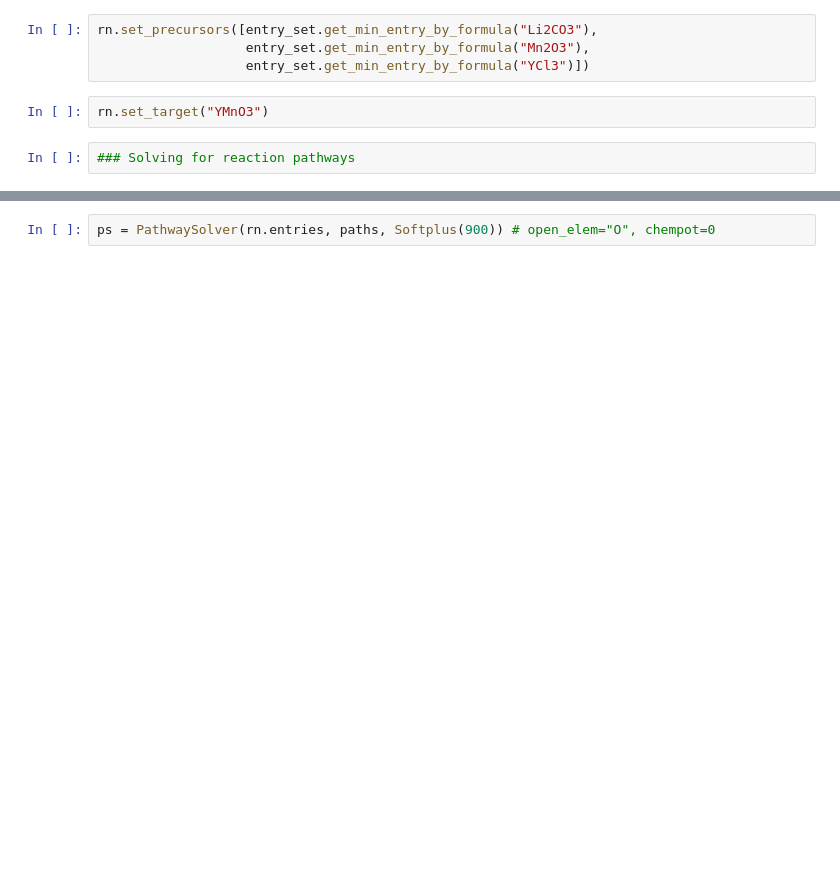
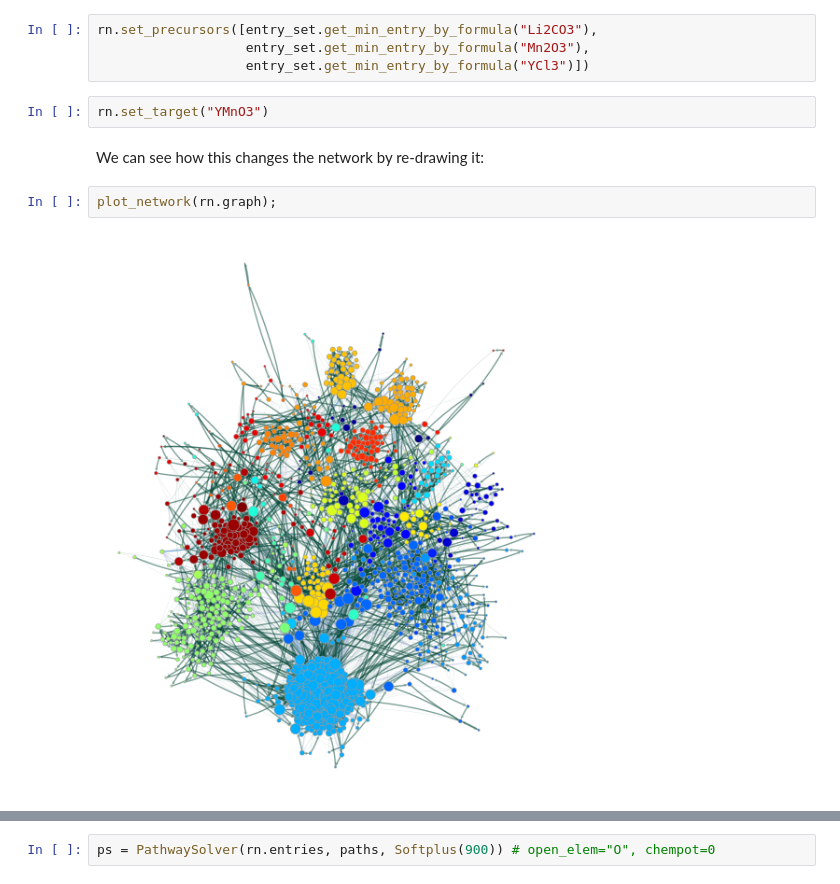
Before and after one commit to materialsproject/reaction-network, a Jupyter notebook: notebooks/network.ipynb, the cells around one changed output, grey strips where cells are left out. Saved outputs shown, nothing was run; the diff lists cells and outputs as text; blank space fills up the shorter version.

Commit message:
Update network notebook

```diff
--- a/notebooks/network.ipynb
+++ b/notebooks/network.ipynb
@@ -159,5 +167,9 @@ rn.set_precursors([entry_set.get_min_entry_by_formula("Li2CO3"),
                    entry_set.get_min_entry_by_formula("YCl3")])
 # %%
 rn.set_target("YMnO3")
-# %%
-### Solving for reaction pathways
+# %% [markdown]
+We can see how this changes the network by re-drawing it:
+# %%
+plot_network(rn.graph);
+# %% [output]
+[figure, added]
```
Also changed, not shown: parts of 24 cells of this notebook, 9 other files.
